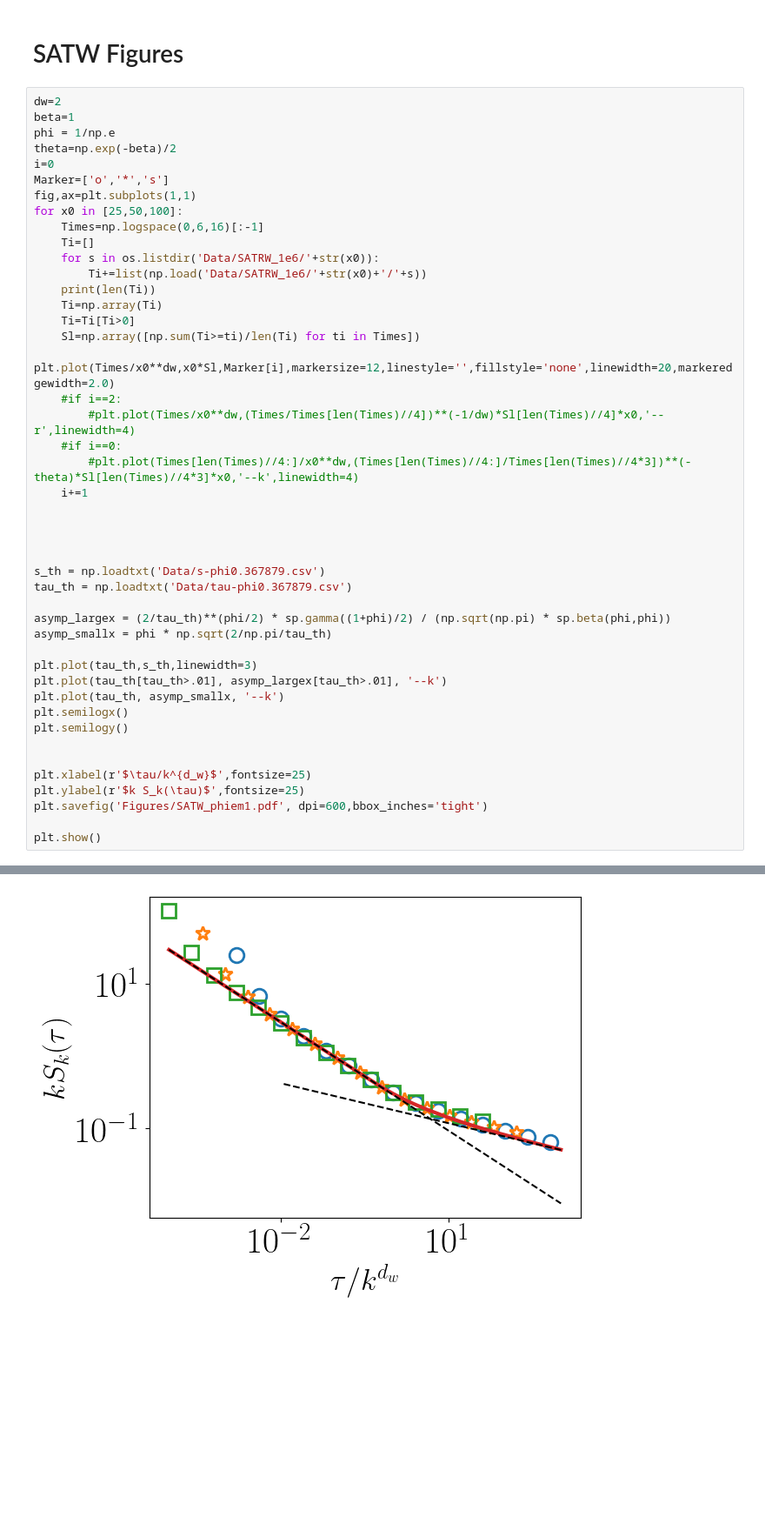
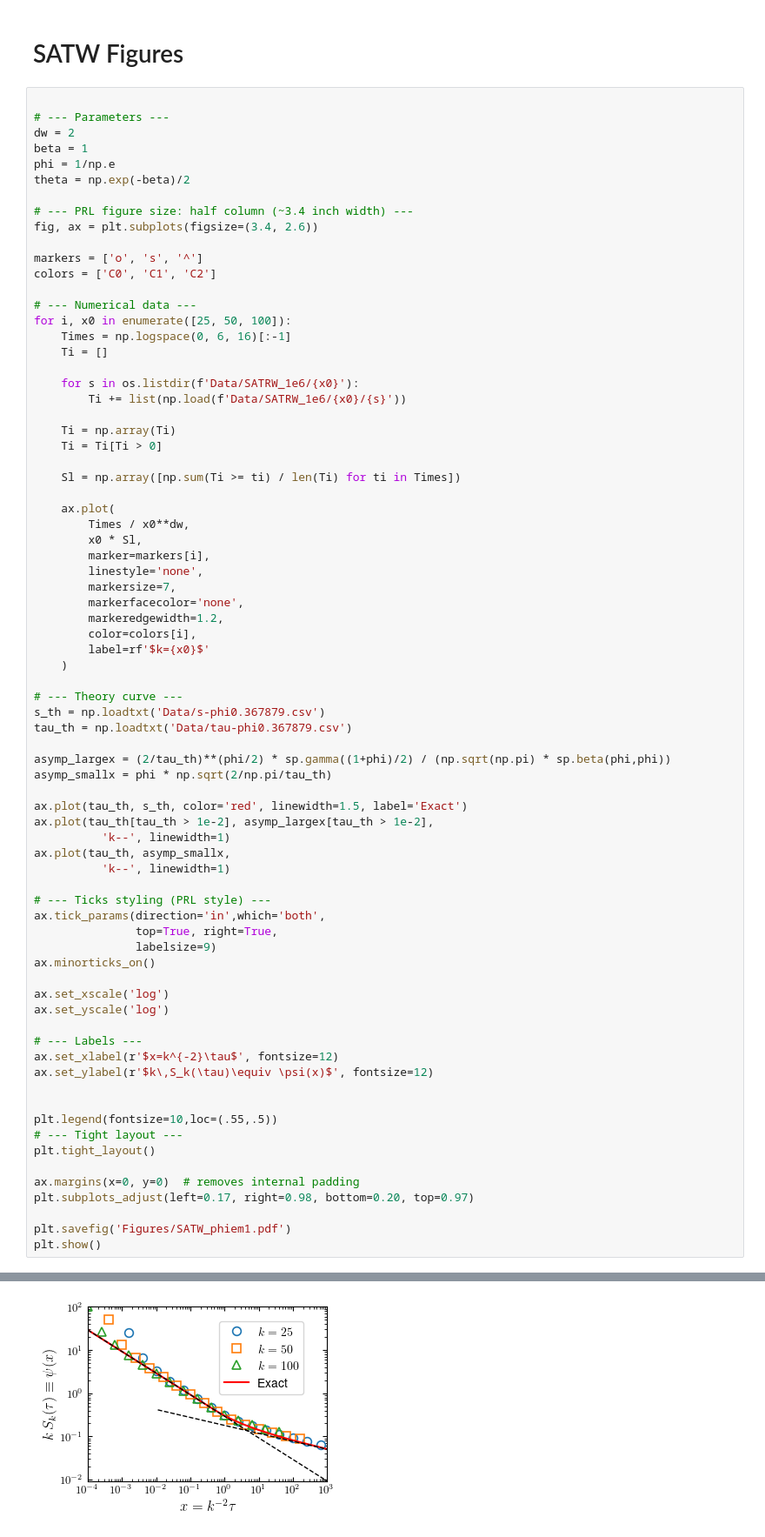
Before and after one commit to julien-bremont/records-satw, a Jupyter notebook: Figures Record.ipynb, the cells around one changed output, grey strips where cells are left out. Shown at 87% size. Saved outputs shown, nothing was run; the diff lists cells and outputs as text; blank space fills up the shorter version.

```diff
--- a/Figures Record.ipynb
+++ b/Figures Record.ipynb
@@ -23,48 +24,78 @@ colors = [['blue',"slateblue"], ['darkgoldenrod', "goldenrod"], ['olivedrab', "y
 # %% [markdown]
 # SATW Figures
 # %%
-dw=2
-beta=1
+
+# --- Parameters ---
+dw = 2
+beta = 1
 phi = 1/np.e
-theta=np.exp(-beta)/2
-i=0
-Marker=['o','*','s']
-fig,ax=plt.subplots(1,1)
-for x0 in [25,50,100]:
-    Times=np.logspace(0,6,16)[:-1]
-    Ti=[]
-    for s in os.listdir('Data/SATRW_1e6/'+str(x0)):
-        Ti+=list(np.load('Data/SATRW_1e6/'+str(x0)+'/'+s))
-    print(len(Ti))
-    Ti=np.array(Ti)
-    Ti=Ti[Ti>0]
-    Sl=np.array([np.sum(Ti>=ti)/len(Ti) for ti in Times])
-    plt.plot(Times/x0**dw,x0*Sl,Marker[i],markersize=12,linestyle='',fillstyle='none',linewidth=20,markeredgewidth=2.0)
-    #if i==2:
-        #plt.plot(Times/x0**dw,(Times/Times[len(Times)//4])**(-1/dw)*Sl[len(Times)//4]*x0,'--r',linewidth=4)
-    #if i==0:
-        #plt.plot(Times[len(Times)//4:]/x0**dw,(Times[len(Times)//4:]/Times[len(Times)//4*3])**(-theta)*Sl[len(Times)//4*3]*x0,'--k',linewidth=4)
-    i+=1
+theta = np.exp(-beta)/2
 
+# --- PRL figure size: half column (~3.4 inch width) ---
+fig, ax = plt.subplots(figsize=(3.4, 2.6))
 
+markers = ['o', 's', '^']
+colors = ['C0', 'C1', 'C2']
 
+# --- Numerical data ---
+for i, x0 in enumerate([25, 50, 100]):
+    Times = np.logspace(0, 6, 16)[:-1]
+    Ti = []
 
+    for s in os.listdir(f'Data/SATRW_1e6/{x0}'):
+        Ti += list(np.load(f'Data/SATRW_1e6/{x0}/{s}'))
+
+    Ti = np.array(Ti)
+    Ti = Ti[Ti > 0]
+
+    Sl = np.array([np.sum(Ti >= ti) / len(Ti) for ti in Times])
+
+    ax.plot(
+        Times / x0**dw,
+        x0 * Sl,
+        marker=markers[i],
+        linestyle='none',
+        markersize=7,
+        markerfacecolor='none',
+        markeredgewidth=1.2,
+        color=colors[i],
+        label=rf'$k={x0}$'
+    )
+
+# --- Theory curve ---
 s_th = np.loadtxt('Data/s-phi0.367879.csv')
 tau_th = np.loadtxt('Data/tau-phi0.367879.csv')
 
 asymp_largex = (2/tau_th)**(phi/2) * sp.gamma((1+phi)/2) / (np.sqrt(np.pi) * sp.beta(phi,phi))
 asymp_smallx = phi * np.sqrt(2/np.pi/tau_th)
 
-plt.plot(tau_th,s_th,linewidth=3)
-plt.plot(tau_th[tau_th>.01], asymp_largex[tau_th>.01], '--k')
-plt.plot(tau_th, asymp_smallx, '--k')
-plt.semilogx()
-plt.semilogy()
+ax.plot(tau_th, s_th, color='red', linewidth=1.5, label='Exact')
+ax.plot(tau_th[tau_th > 1e-2], asymp_largex[tau_th > 1e-2],
+          'k--', linewidth=1)
+ax.plot(tau_th, asymp_smallx,
+          'k--', linewidth=1)
+
+# --- Ticks styling (PRL style) ---
+ax.tick_params(direction='in',which='both',
+               top=True, right=True,
+               labelsize=9)
+ax.minorticks_on()
+
+ax.set_xscale('log')
+ax.set_yscale('log')
+
+# --- Labels ---
+ax.set_xlabel(r'$x=k^{-2}\tau$', fontsize=12)
+ax.set_ylabel(r'$k\,S_k(\tau)\equiv \psi(x)$', fontsize=12)
 
 
-plt.xlabel(r'$\tau/k^{d_w}$',fontsize=25)
-plt.ylabel(r'$k S_k(\tau)$',fontsize=25)
-plt.savefig('Figures/SATW_phiem1.pdf', dpi=600,bbox_inches='tight')
+plt.legend(fontsize=10,loc=(.55,.5))
+# --- Tight layout ---
+plt.tight_layout()
 
+ax.margins(x=0, y=0)  # removes internal padding
+plt.subplots_adjust(left=0.17, right=0.98, bottom=0.20, top=0.97)
+
+plt.savefig('Figures/SATW_phiem1.pdf')
 plt.show()
 # %% [output]
@@ -74,2 +102,2 @@ plt.show()
-[figure, old version]
+[figure, new version]
 # %%
```
Also changed, not shown: parts of 3 cells of this notebook, 2 other files.
